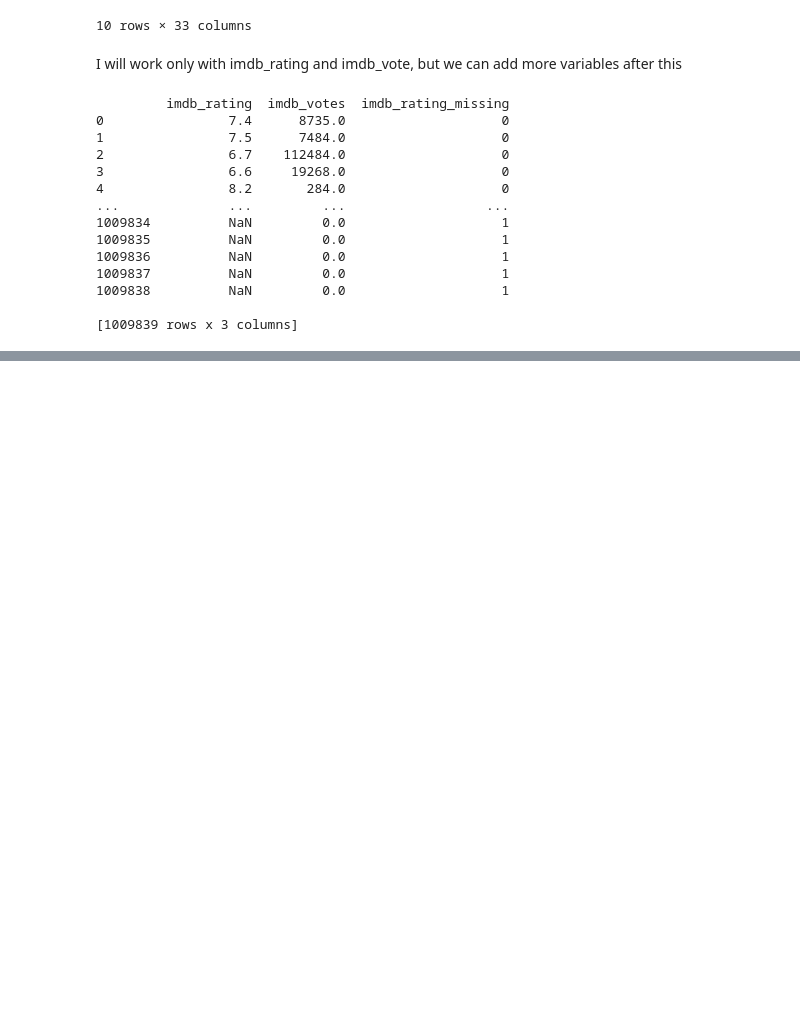
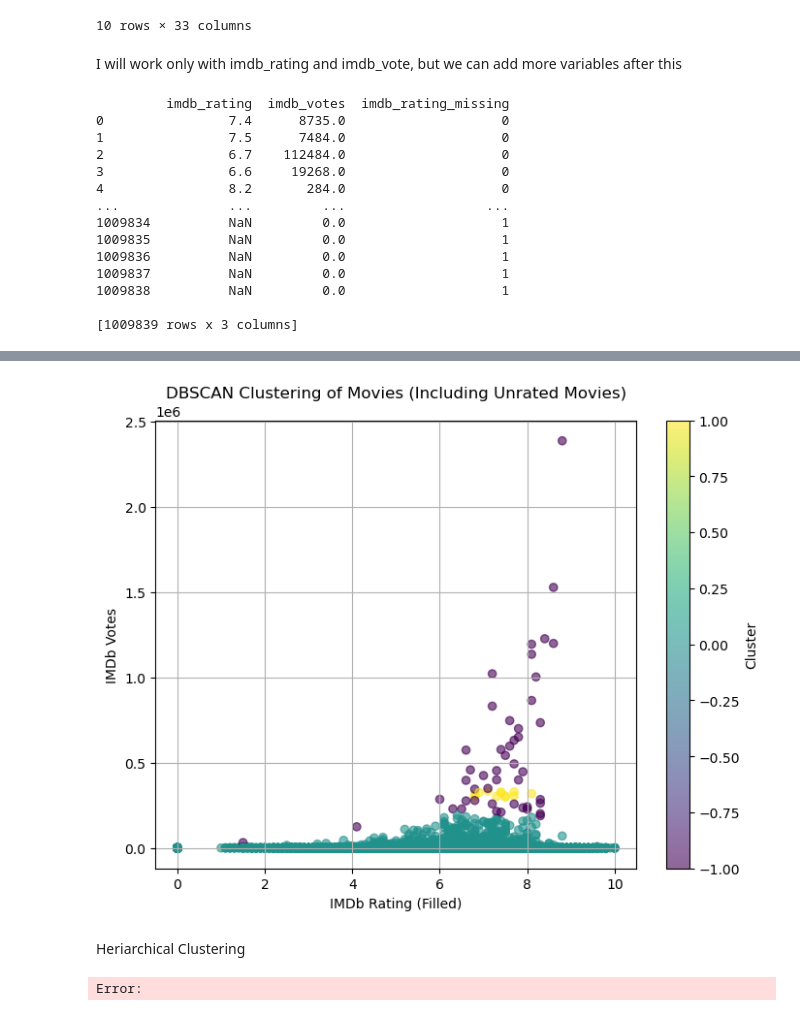
Before and after one commit to paulagambus/ctds_project, a Jupyter notebook: project.ipynb, the cells around one changed output, grey strips where cells are left out. Drawn from its saved outputs; the diff is of its cells as text; code cells hidden in the pictures; blank space fills up the shorter version.

Commit message:
cluster

```diff
--- a/project.ipynb
+++ b/project.ipynb
@@ -301,7 +309,7 @@ main_complete.sort_values('imdb_votes', ascending=False).head(10)
 # main_complete['imdb_rating'] = main_complete['imdb_rating'].fillna(main_complete['vote_average'])
 # %%
 # delete the rows with NaNs in the vote_average column
-main_complete = main_complete.dropna(subset=['vote_average'])
+# main_complete = main_complete.dropna(subset=['vote_average'])
 # %% [markdown]
 I will work only with imdb_rating and imdb_vote, but we can add more variables after this
 # %%
@@ -443,0 +403,78 @@ plt.show()
+# %%
+from sklearn.preprocessing import StandardScaler
+from sklearn.cluster import DBSCAN
+import matplotlib.pyplot as plt
+import numpy as np
+
+# Step 1: Fill missing IMDb ratings with 0 for clustering
+main_complete['imdb_rating_filled'] = main_complete['imdb_rating'].fillna(0)
+
+# Step 2: Take a random sample of 20% of the data to prevent kernel from dying
+sample_data = main_complete.sample(frac=0.05, random_state=42)
+
+# Step 3: Select the features ('imdb_rating_filled' and 'imdb_votes')
+features = sample_data[['imdb_rating_filled', 'imdb_votes']]
+
+# Step 4: Standardize the features
+scaler = StandardScaler()
+scaled_features = scaler.fit_transform(features)
+
+# Step 5: Apply DBSCAN clustering
+dbscan = DBSCAN(eps=0.5, min_samples=5)  # You can adjust `eps` and `min_samples` based on your data
+sample_data['cluster'] = dbscan.fit_predict(scaled_features)
+
+# Step 6: Plot the results
+plt.figure(figsize=(8, 6))
+
+# Plot data points, color the points based on the cluster assigned
+scatter = plt.scatter(sample_data['imdb_rating_filled'], sample_data['imdb_votes'], c=sample_data['cluster'], cmap='viridis', alpha=0.6)
+
+# Add a colorbar
+plt.colorbar(scatter, label='Cluster')
+
+# Add title and labels
+plt.title('DBSCAN Clustering of Movies (Including Unrated Movies)')
+plt.xlabel('IMDb Rating (Filled)')
+plt.ylabel('IMDb Votes')
+plt.grid(True)
+
+# Show the plot
+plt.show()
+# %% [output]
+[figure, added]
+# %% [markdown]
+Heriarchical Clustering
+# %%
+from sklearn.preprocessing import StandardScaler
+from sklearn.cluster import AgglomerativeClustering
+import matplotlib.pyplot as plt
+import numpy as np
+
+# Step 1: Fill missing IMDb ratings with 0 for clustering
+main_complete['imdb_rating_filled'] = main_complete['imdb_rating'].fillna(0)
+
+# Step 2: Take a smaller random sample (e.g., 5% of the data)
+sample_data = main_complete.sample(frac=0.05, random_state=42)
+
+# Step 3: Select the features ('imdb_rating_filled' and 'imdb_votes')
+features = sample_data[['imdb_rating_filled', 'imdb_votes']]
+
+# Step 4: Standardize the features
+scaler = StandardScaler()
+scaled_features = scaler.fit_transform(features)
+
+# Step 5: Apply Hierarchical Clustering using Agglomerative Clustering
+agg_clust = AgglomerativeClustering(n_clusters=4)  # You can adjust n_clusters
+sample_data['cluster'] = agg_clust.fit_predict(scaled_features)
+
+# Step 6: Plot the results (scatter plot)
+plt.figure(figsize=(8, 6))
+scatter = plt.scatter(sample_data['imdb_rating_filled'], sample_data['imdb_votes'], c=sample_data['cluster'], cmap='viridis', alpha=0.6)
+plt.colorbar(scatter, label='Cluster')
+plt.title('Hierarchical Clustering of Movies (Including Unrated Movies)')
+plt.xlabel('IMDb Rating (Filled)')
+plt.ylabel('IMDb Votes')
+plt.grid(True)
+plt.show()
+# %% [output]
+Error:
```
Also changed, not shown: parts of 12 cells of this notebook, 1 other file.
